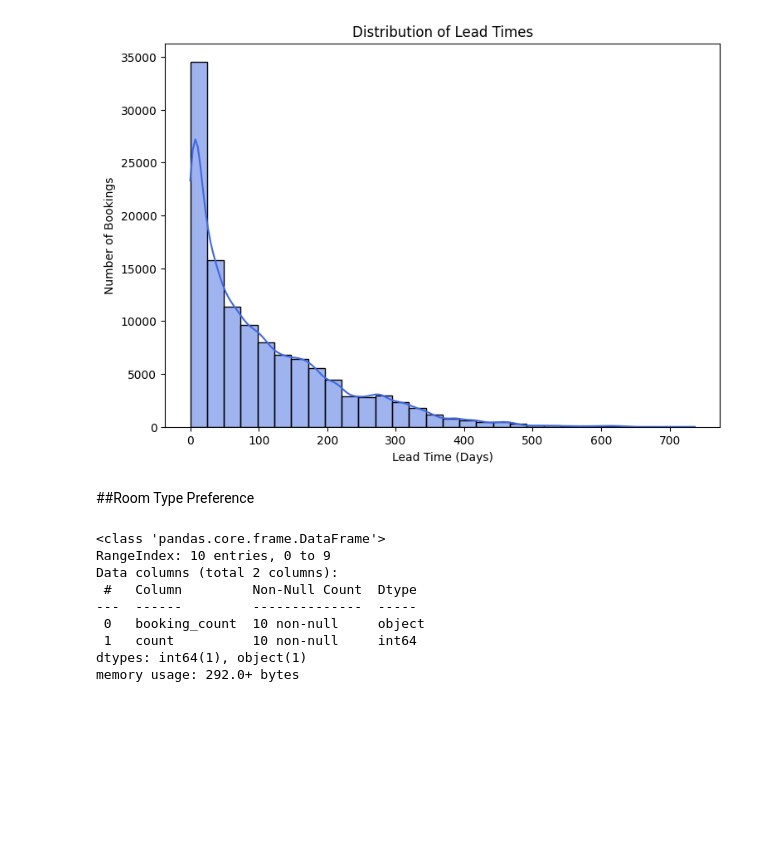
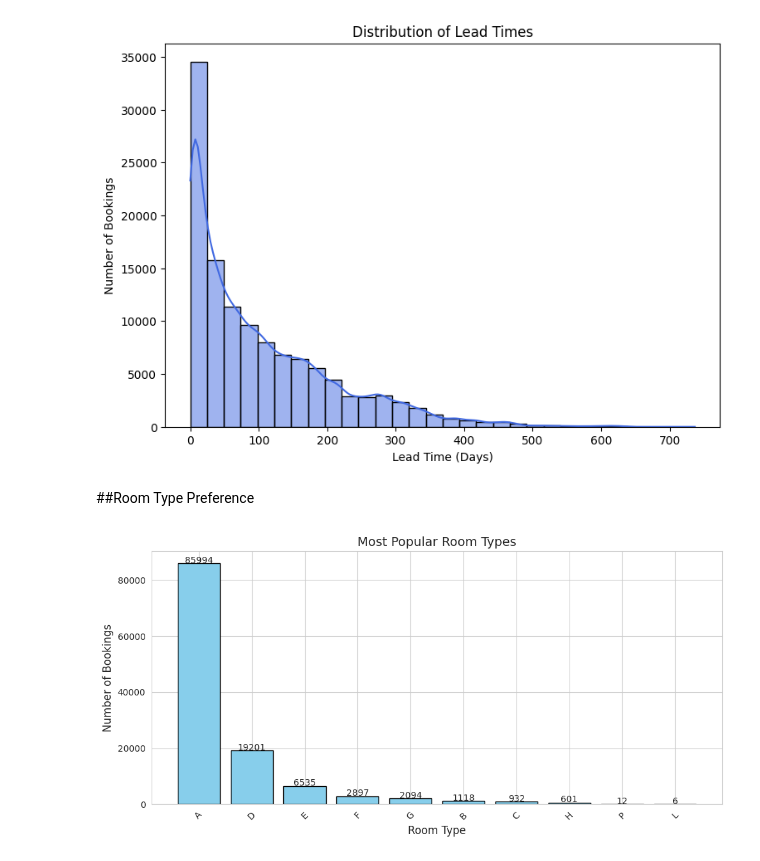
Before and after one commit to Suvroneel/Hotel-Booking-Records-Suvroneel-Nathak, a Jupyter notebook: Hotel_booking_.ipynb, the cells around one changed output. Cells and saved outputs as stored; diff of their text form; code cells hidden in the pictures; blank space fills up the shorter version.

```diff
--- a/Hotel_booking_.ipynb
+++ b/Hotel_booking_.ipynb
@@ -350,14 +363,30 @@ room_preference.to_csv('room_type_preference.csv', index=False)
-# %%
-# Load precomputed data
-room_data = pd.read_csv('room_type_preference.csv')
-room_data.info()
-# %% [output]
-<class 'pandas.core.frame.DataFrame'>
-RangeIndex: 10 entries, 0 to 9
-Data columns (total 2 columns):
- #   Column         Non-Null Count  Dtype
----  ------         --------------  -----
- 0   booking_count  10 non-null     object
- 1   count          10 non-null     int64
-dtypes: int64(1), object(1)
-memory usage: 292.0+ bytes
+# %%
+import matplotlib.pyplot as plt
+
+# Load precomputed data
+data = pd.read_csv('room_type_preference.csv')  # Or use `room_counts` from above
+
+# Create figure
+plt.figure(figsize=(10, 5))
+
+# Bar chart
+plt.bar(data['room_type'], data['bookings'], color='skyblue', edgecolor='black')
+
+# Add labels/title
+plt.title('Most Popular Room Types', fontsize=14)
+plt.xlabel('Room Type', fontsize=12)
+plt.ylabel('Number of Bookings', fontsize=12)
+
+# Add value labels on bars
+for i, count in enumerate(data['bookings']):
+    plt.text(i, count + 100, str(count), ha='center')  # +100 offsets the label above the bar
+
+# Rotate x-labels if needed
+plt.xticks(rotation=45)
+
+# Save and show
+plt.tight_layout()
+plt.savefig('room_type_preference.png')
+plt.show()
+# %% [output]
+[figure, added]
```
Also changed, not shown: parts of 2 cells of this notebook.
